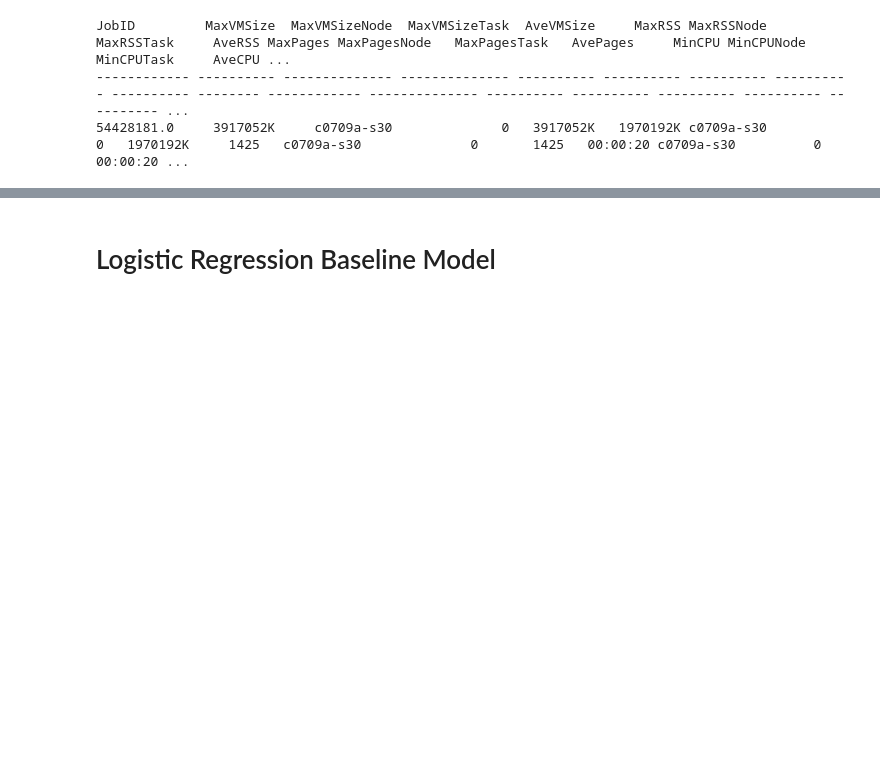
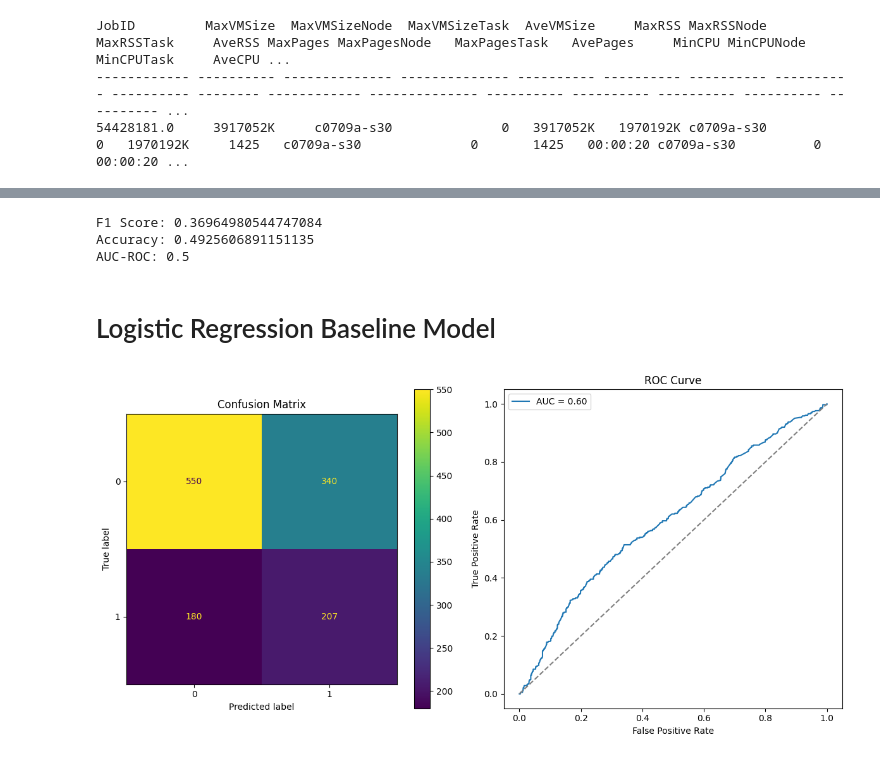
Before and after one commit to CrawfordJohn/big-data-bowl, a Jupyter notebook: models/baseline_model.ipynb, the cells around one changed output, grey strips where cells are left out. Drawn from its saved outputs; the diff is of its cells as text; code cells hidden in the pictures; blank space fills up the shorter version.

Commit message:
reorganized and reran models

```diff
--- a/models/baseline_model.ipynb
+++ b/models/baseline_model.ipynb
@@ -8,2 +42,33 @@ JobID         MaxVMSize  MaxVMSizeNode  MaxVMSizeTask  AveVMSize     MaxRSS MaxR
+# %%
+from sklearn.metrics import f1_score, accuracy_score, roc_auc_score
+from sklearn.dummy import DummyClassifier
+import numpy as np
+
+# Train a DummyClassifier with uniform strategy
+dummy_clf = DummyClassifier(strategy='uniform', random_state=0)
+dummy_clf.fit(x_train, y_train)
+
+# Generate predictions
+y_pred = dummy_clf.predict(x_test)
+y_pred_proba = dummy_clf.predict_proba(x_test)[:, 1]  # Probabilities for positive class
+
+# Calculate metrics
+f1 = f1_score(y_test, y_pred)
+accuracy = accuracy_score(y_test, y_pred)
+
+# Calculate AUC-ROC (requires probabilities for positive class)
+try:
+    auc_roc = roc_auc_score(y_test, y_pred_proba)
+except ValueError as e:
+    auc_roc = 'N/A (not computable, no positive class in predictions)'
+
+# Output metrics
+print("F1 Score:", f1)
+print("Accuracy:", accuracy)
+print("AUC-ROC:", auc_roc)
+# %% [output]
+F1 Score: 0.36964980544747084
+Accuracy: 0.4925606891151135
+AUC-ROC: 0.5
 # %% [markdown]
 # Logistic Regression Baseline Model
@@ -61,0 +75,40 @@ plt.show()
+# %%
+from sklearn.linear_model import LogisticRegression
+from sklearn.metrics import confusion_matrix, classification_report
+import pandas as pd
+
+# Train the logistic regression model
+log_reg = LogisticRegression(max_iter=1000, random_state=42)
+log_reg.fit(x_train, y_train)
+
+# Predict on the test set
+y_pred = log_reg.predict(x_test)
+
+# Generate the confusion matrix and classification report
+conf_matrix = confusion_matrix(y_test, y_pred)
+classification_rep = classification_report(y_test, y_pred)
+# %%
+import matplotlib.pyplot as plt
+from sklearn.metrics import roc_curve, roc_auc_score, ConfusionMatrixDisplay
+
+# Plot confusion matrix
+fig, ax = plt.subplots(1, 2, figsize=(12, 6))
+ConfusionMatrixDisplay.from_predictions(y_test, y_pred, ax=ax[0])
+ax[0].set_title("Confusion Matrix")
+
+# Compute and plot ROC curve
+y_proba = log_reg.predict_proba(x_test)[:, 1]
+fpr, tpr, thresholds = roc_curve(y_test, y_proba)
+auc_score = roc_auc_score(y_test, y_proba)
+
+ax[1].plot(fpr, tpr, label=f"AUC = {auc_score:.2f}")
+ax[1].plot([0, 1], [0, 1], linestyle='--', color='gray')
+ax[1].set_xlabel("False Positive Rate")
+ax[1].set_ylabel("True Positive Rate")
+ax[1].set_title("ROC Curve")
+ax[1].legend()
+
+plt.tight_layout()
+plt.show()
+# %% [output]
+[figure, added]
```
Also changed, not shown: parts of 6 cells of this notebook, 1 other file.
